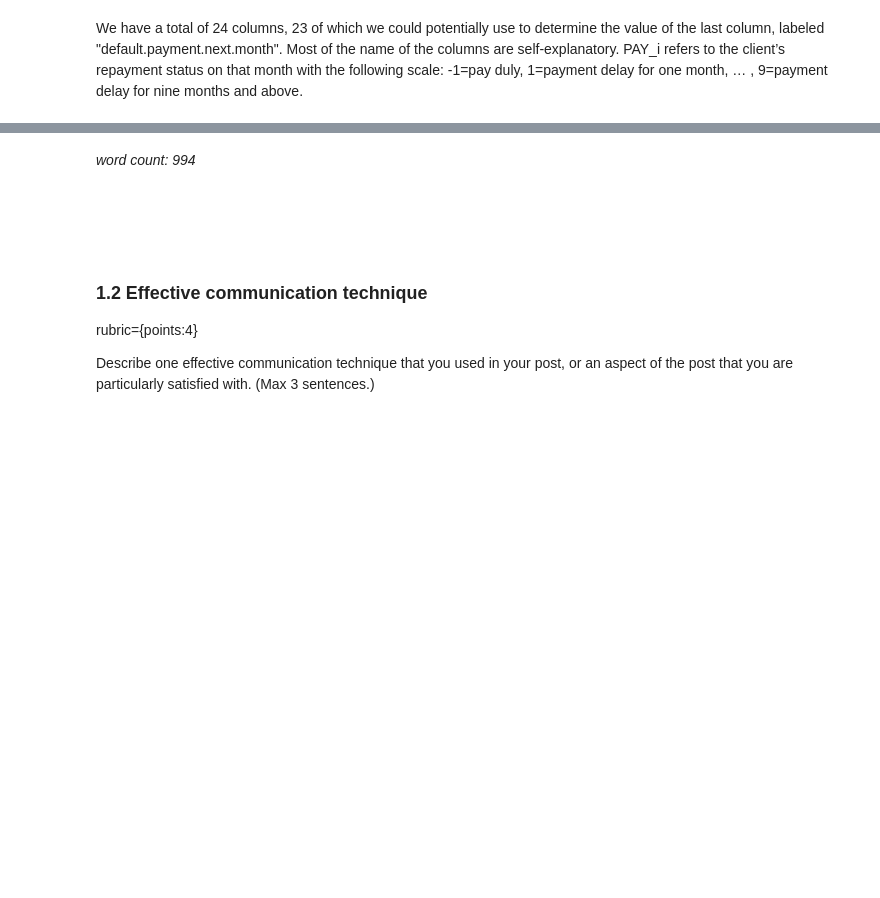
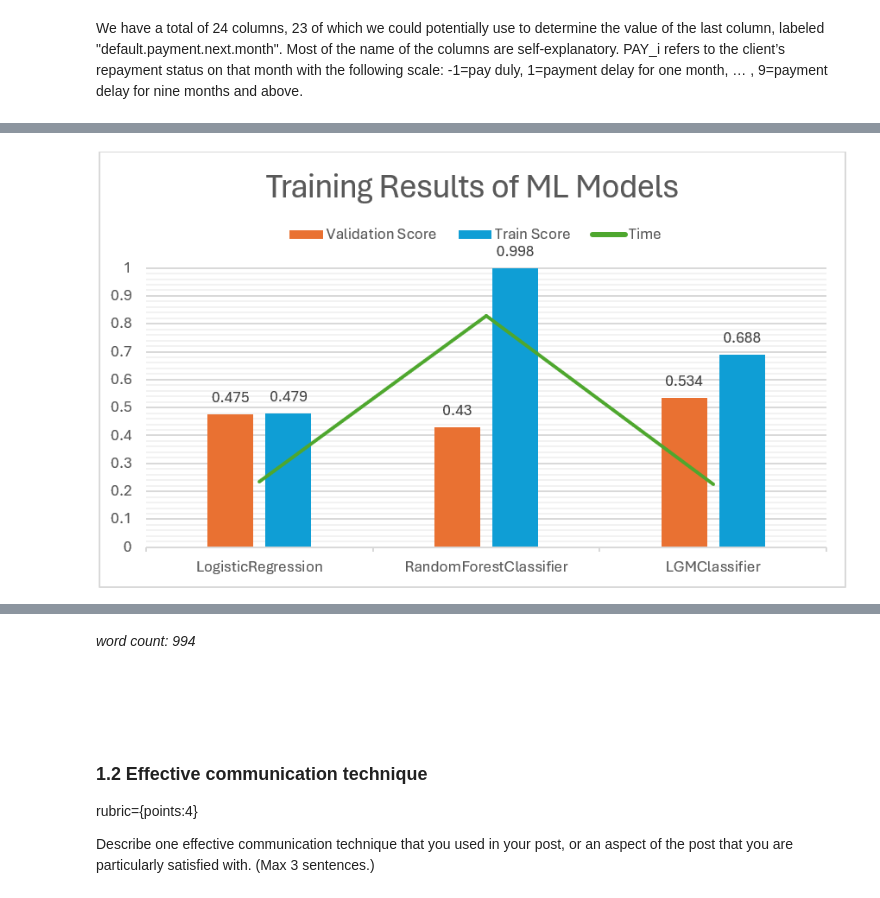
Before and after one commit to jessicapatricia012/CPSC-330-HW9, a Jupyter notebook: hw9.ipynb, the cells around one changed output, grey strips where cells are left out. Saved outputs shown, nothing was run; the diff lists cells and outputs as text; code cells hidden in the pictures; blank space fills up the shorter version.

```diff
--- a/hw9.ipynb
+++ b/hw9.ipynb
@@ -110,4 +108,8 @@ Additionally, I dropped the ‘sex’ column since it doesn't determine whether
 By the end of this step, we have 46 features in total!
 # Models and Initial Scores
 There are several models I used on this project, namely LogisticRegression, RandomForestClassifier, KNeighbourClassifier, and LGBMClassifier. Here are the results of the top 3 right off the shelf:
+# %%
+Image("img/res1.png")
+# %% [output]
+[figure, added]
 # %% [markdown]
```
Also changed, not shown: parts of 9 cells of this notebook.
